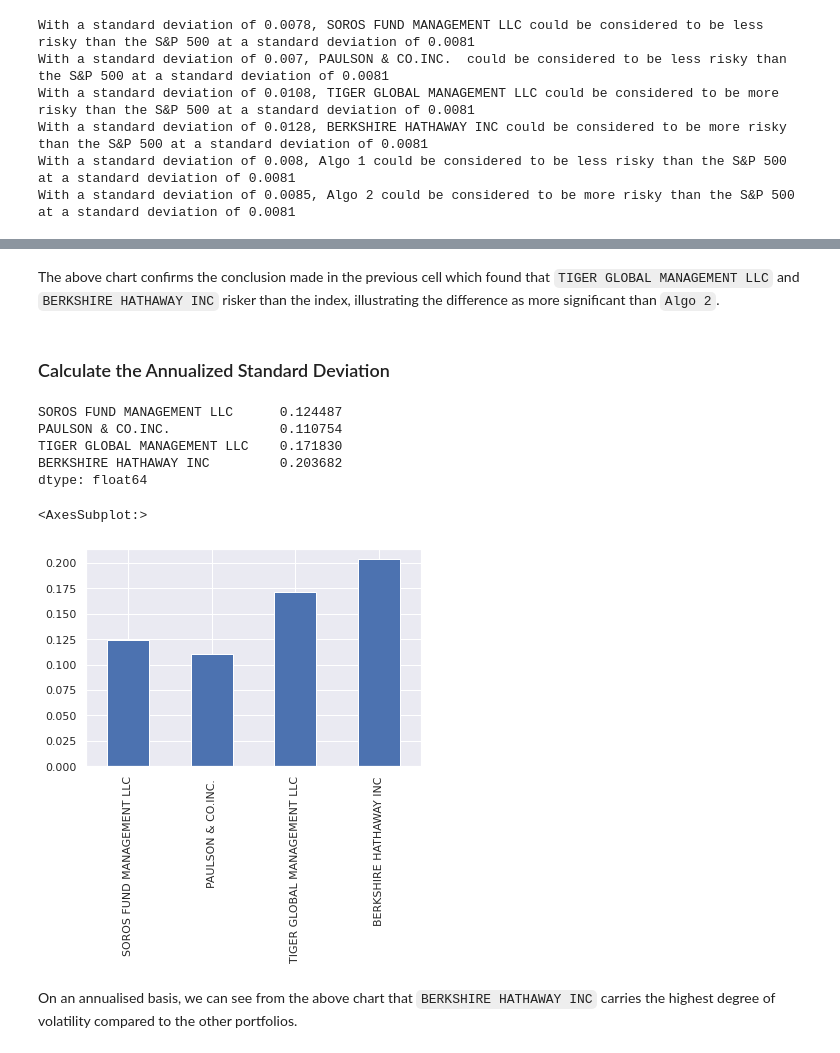
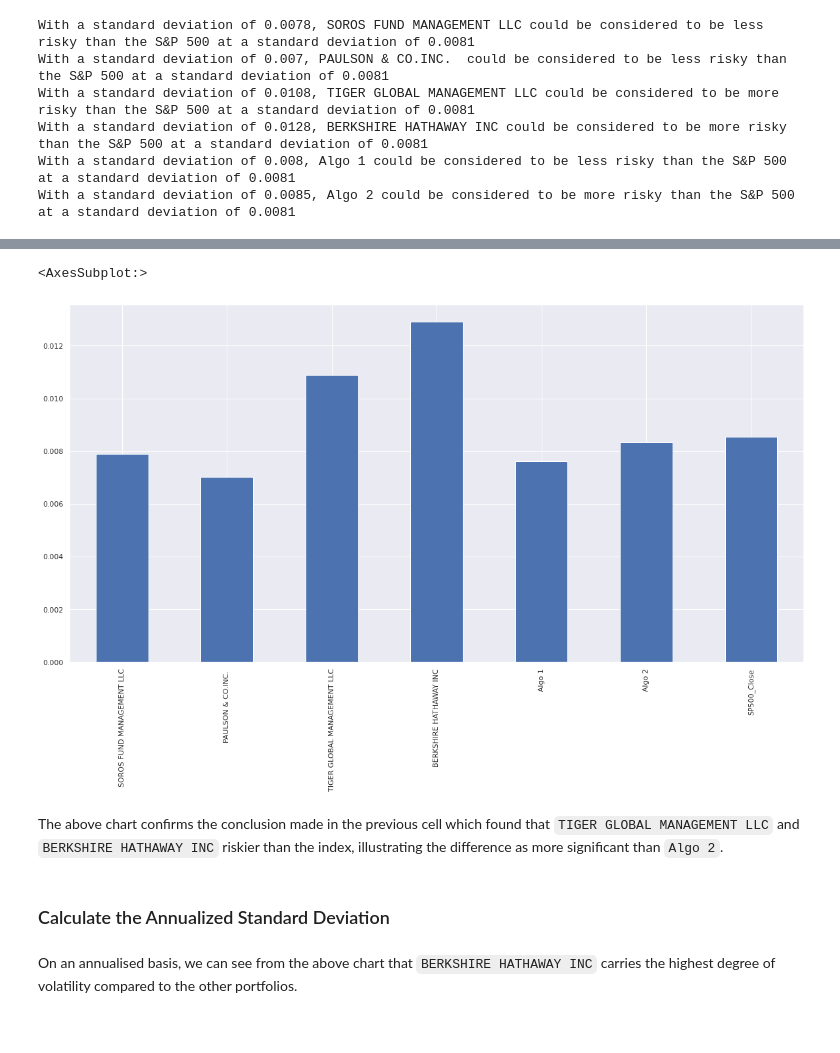
Before and after one commit to gadam/fintech_assessment_03, a Jupyter notebook: whale_analysis.ipynb, the cells around one changed output, grey strips where cells are left out. Saved outputs shown, nothing was run; the diff lists cells and outputs as text; code cells hidden in the pictures.

```diff
--- a/whale_analysis.ipynb
+++ b/whale_analysis.ipynb
@@ -384,22 +374,11 @@ pd.concat([combined_unweighted_sd, sp500_std], axis="rows").plot.bar()
+# %%
+combined_sd.plot.bar()
+# %% [output]
+<AxesSubplot:>
+[figure, added]
 # %% [markdown]
-The above chart confirms the conclusion made in the previous cell which found that `TIGER GLOBAL MANAGEMENT LLC` and `BERKSHIRE HATHAWAY INC` risker than the index, illustrating the difference as more significant than `Algo 2`.
+The above chart confirms the conclusion made in the previous cell which found that `TIGER GLOBAL MANAGEMENT LLC` and `BERKSHIRE HATHAWAY INC` riskier than the index, illustrating the difference as more significant than `Algo 2`.
 # %% [markdown]
 ### Calculate the Annualized Standard Deviation
-# %%
-# Calculate the annualised standard deviation for unweighted returns (252 trading days) as volatility
-whale_unweighted_volatility = whale_unweighted_sd * np.sqrt(252)
-whale_unweighted_volatility
-# %% [output]
-SOROS FUND MANAGEMENT LLC      0.124487
-PAULSON & CO.INC.              0.110754
-TIGER GLOBAL MANAGEMENT LLC    0.171830
-BERKSHIRE HATHAWAY INC         0.203682
-dtype: float64
-# %%
-# Visualising the volatility across the whale portfolio shows a marked difference between each fund
-whale_unweighted_volatility.plot.bar()
-# %% [output]
-<AxesSubplot:>
-[figure, removed]
 # %% [markdown]
 On an annualised basis, we can see from the above chart that `BERKSHIRE HATHAWAY INC` carries the highest degree of volatility compared to the other portfolios.
```
Also changed, not shown: parts of 18 cells of this notebook.
